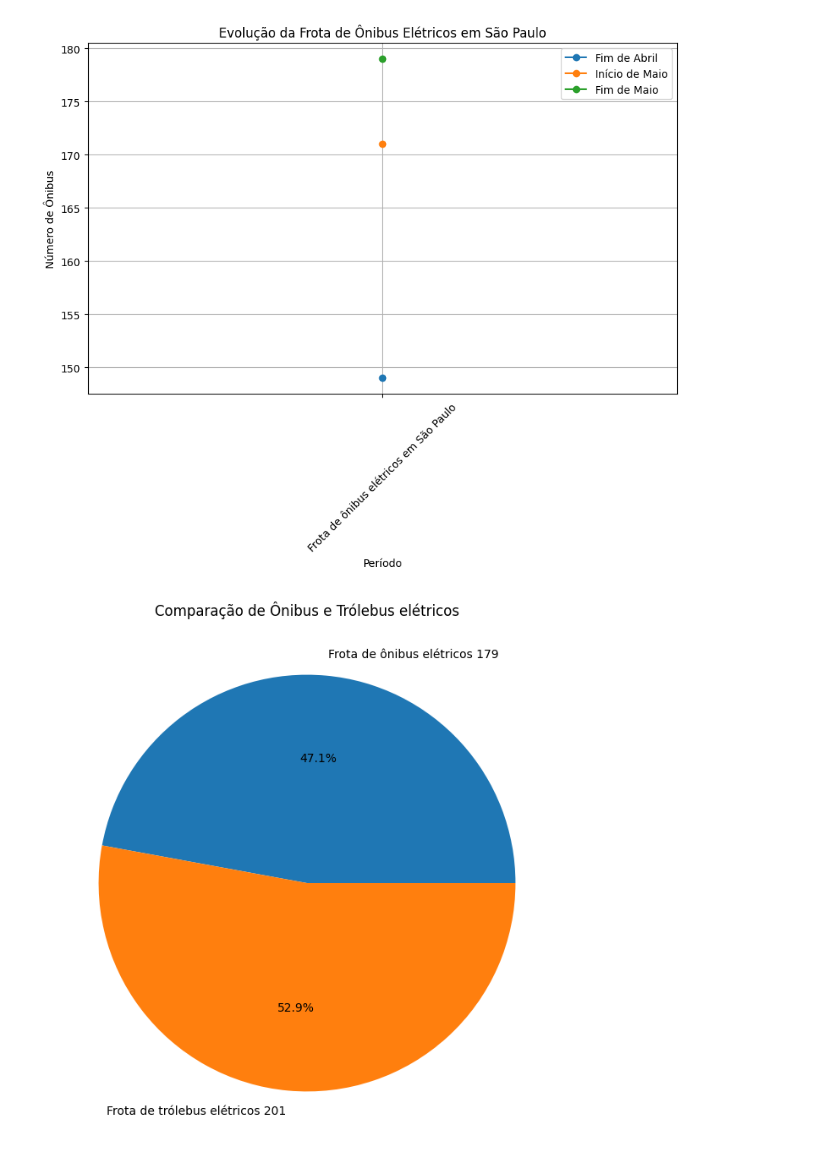
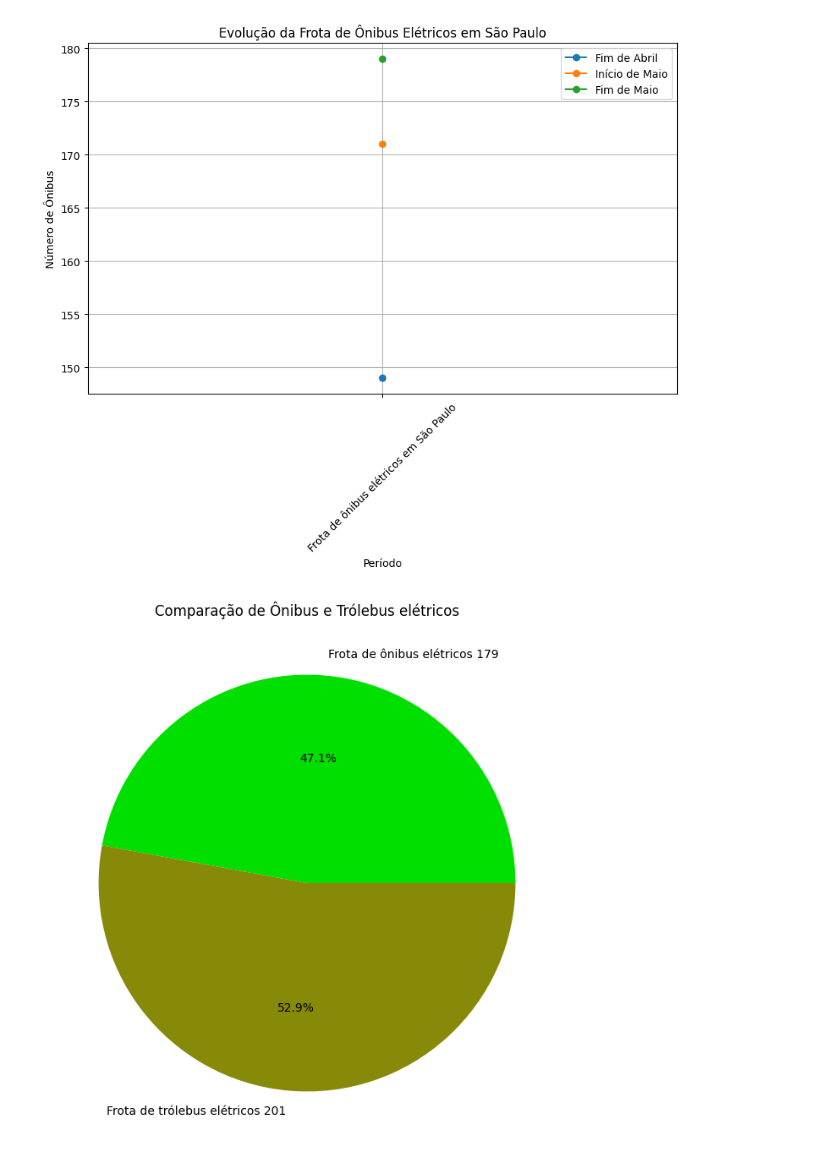
Before and after one commit to EmmanuelMNeto/A3_graficos, a Jupyter notebook: Gráficos 5.0/Gráficos Final.ipynb, the cells around one changed output. Saved outputs shown, nothing was run; the diff lists cells and outputs as text; code cells hidden in the pictures.

```diff
--- a/Gráficos 5.0/Gráficos Final.ipynb
+++ b/Gráficos 5.0/Gráficos Final.ipynb
@@ -113,19 +113,20 @@ plt.show()
 # %%
 # Criando um DataFrame a partir dos dados (ajuste os valores conforme a sua tabela)
 # data = {'Mês': ['Abril', 'Maio', 'Junho'],
 #         'Frota Atual': [149, 171, 179],}
 # df = pd.DataFrame(data)
 
 df_frota_onibus = df_dados[df_dados["descricao"].str.contains("Frota de ônibus elétricos em São Paulo")]
 df_frota_trolebus = df_dados[df_dados["descricao"].str.contains("Número de trólebus operando na cidade")]
 
 # Gráfico de Pizza (Exemplo para o mês de Maio)
 plt.figure(figsize=(8, 8))
-plt.pie([df_frota_onibus['vl_fim_Maio'][0], df_frota_trolebus['vl_fim_Maio'].values[0]], labels=['Frota de ônibus elétricos 179', 'Frota de trólebus elétricos 201'], autopct='%1.1f%%')
+cores = ['#01DF01', '#868A08']
+plt.pie([df_frota_onibus['vl_fim_Maio'][0], df_frota_trolebus['vl_fim_Maio'].values[0]], labels=['Frota de ônibus elétricos 179', 'Frota de trólebus elétricos 201'], autopct='%1.1f%%',colors=cores)
 plt.title('Comparação de Ônibus e Trólebus elétricos')
 plt.show()
 # %% [output]
-[figure, old version]
+[figure, new version]
 # %%
 data = {'Automóveis elétricos': [23772.00],
         'Automóveis total': [20032335.00]}
```
Also changed, not shown: parts of 1 cell of this notebook.
